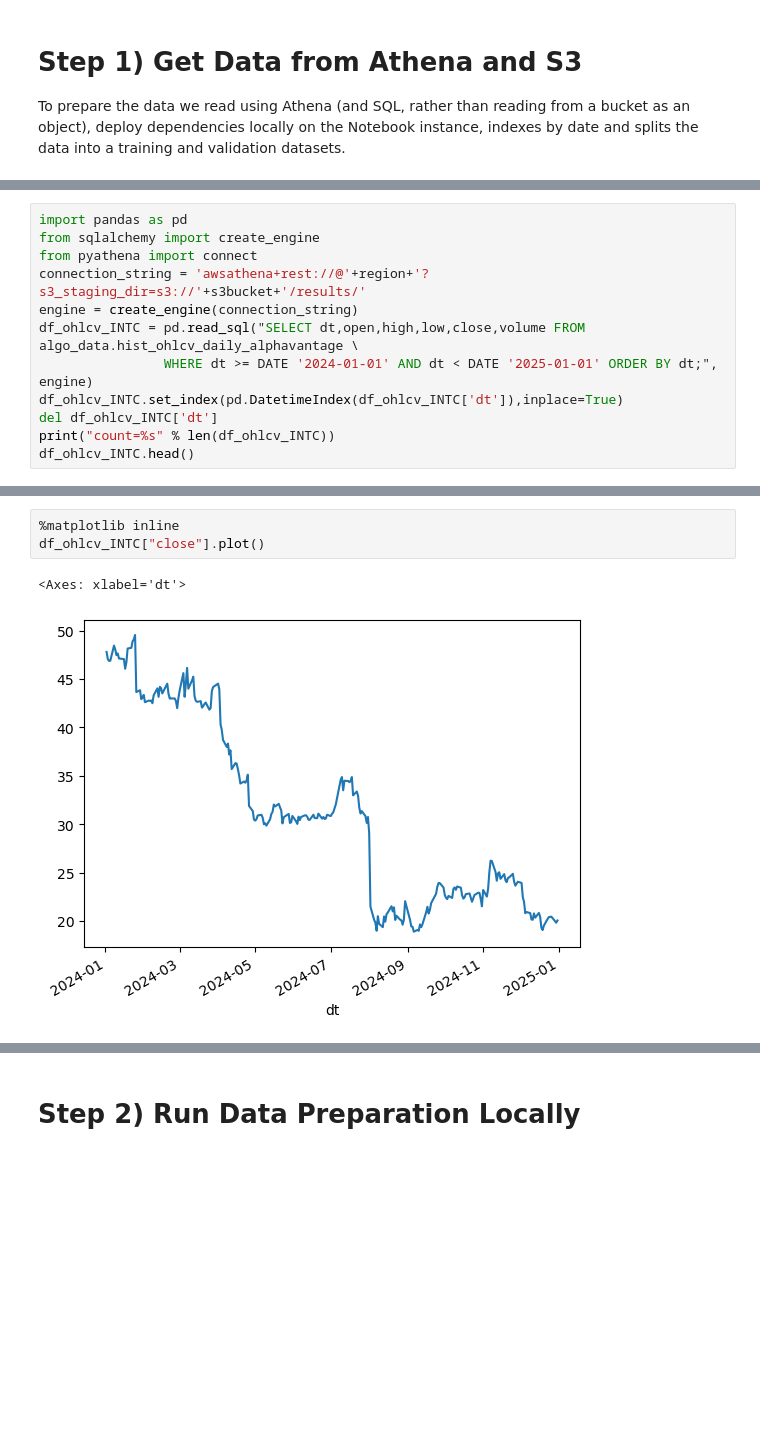
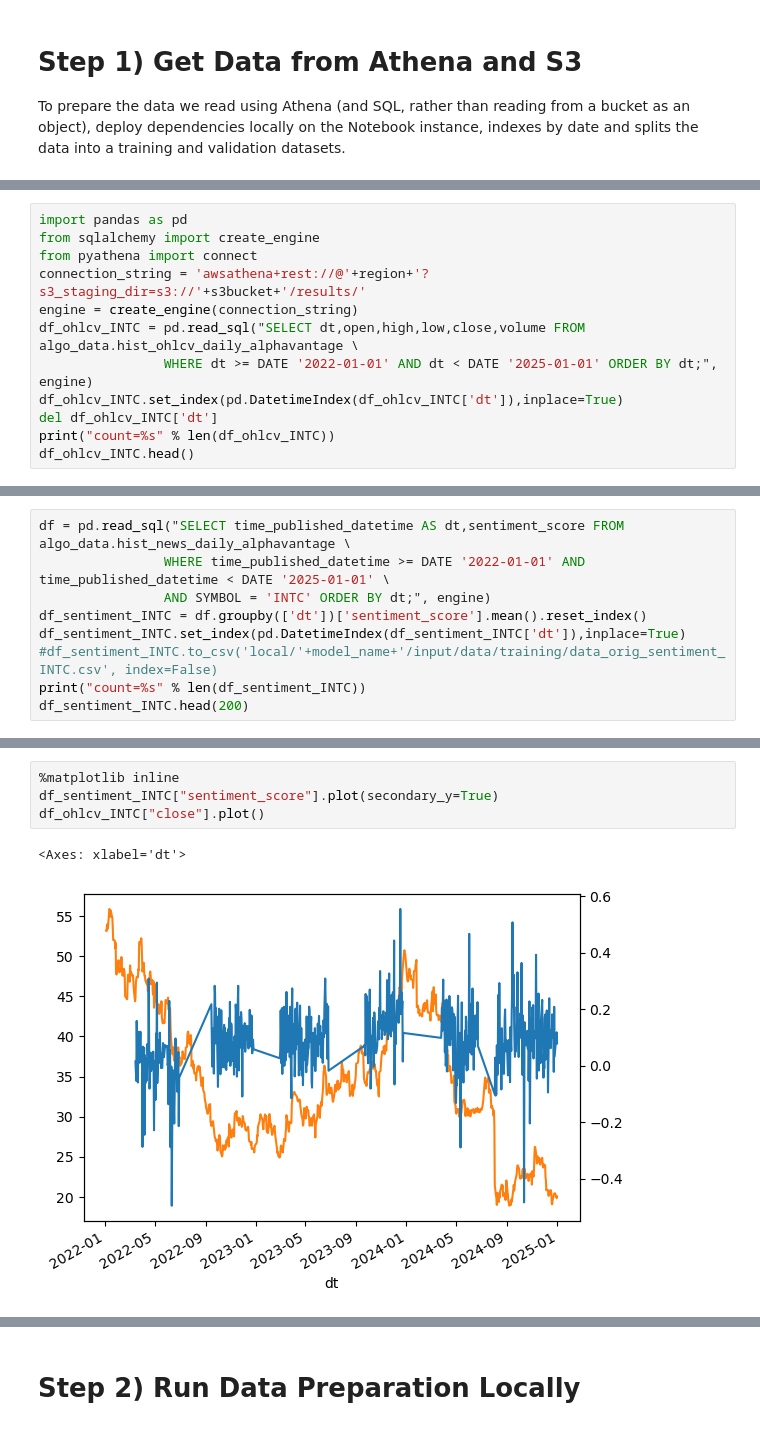
Before and after one commit to wxcuop/algorithmic-trading, a Jupyter notebook: 3_Models/Train_Model_Forecast_with_Sentiment.ipynb, the cells around one changed output, grey strips where cells are left out. Saved outputs shown, nothing was run; the diff lists cells and outputs as text; blank space fills up the shorter version.

Commit message:
Migration of the data to Alphavantage

```diff
--- a/3_Models/Train_Model_Forecast_with_Sentiment.ipynb
+++ b/3_Models/Train_Model_Forecast_with_Sentiment.ipynb
@@ -101,7 +93,7 @@ from pyathena import connect
 connection_string = 'awsathena+rest://@'+region+'?s3_staging_dir=s3://'+s3bucket+'/results/'
 engine = create_engine(connection_string)
 df_ohlcv_INTC = pd.read_sql("SELECT dt,open,high,low,close,volume FROM algo_data.hist_ohlcv_daily_alphavantage \
-                WHERE dt >= DATE '2024-01-01' AND dt < DATE '2025-01-01' ORDER BY dt;", engine)
+                WHERE dt >= DATE '2022-01-01' AND dt < DATE '2025-01-01' ORDER BY dt;", engine)
 df_ohlcv_INTC.set_index(pd.DatetimeIndex(df_ohlcv_INTC['dt']),inplace=True)
 del df_ohlcv_INTC['dt']
 print("count=%s" % len(df_ohlcv_INTC))
@@ -117,0 +110,9 @@ count=252
+# %%
+df = pd.read_sql("SELECT time_published_datetime AS dt,sentiment_score FROM algo_data.hist_news_daily_alphavantage \
+                WHERE time_published_datetime >= DATE '2022-01-01' AND time_published_datetime < DATE '2025-01-01' \
+                AND SYMBOL = 'INTC' ORDER BY dt;", engine)
+df_sentiment_INTC = df.groupby(['dt'])['sentiment_score'].mean().reset_index()
+df_sentiment_INTC.set_index(pd.DatetimeIndex(df_sentiment_INTC['dt']),inplace=True)
+#df_sentiment_INTC.to_csv('local/'+model_name+'/input/data/training/data_orig_sentiment_INTC.csv', index=False)
+print("count=%s" % len(df_sentiment_INTC))
+df_sentiment_INTC.head(200)
@@ -118,6 +135,7 @@ count=252
 # %%
 %matplotlib inline
+df_sentiment_INTC["sentiment_score"].plot(secondary_y=True)
 df_ohlcv_INTC["close"].plot()
 # %% [output]
 <Axes: xlabel='dt'>
-[figure, old version]
+[figure, new version]
```
Also changed, not shown: parts of 20 cells of this notebook, 19 other files.
